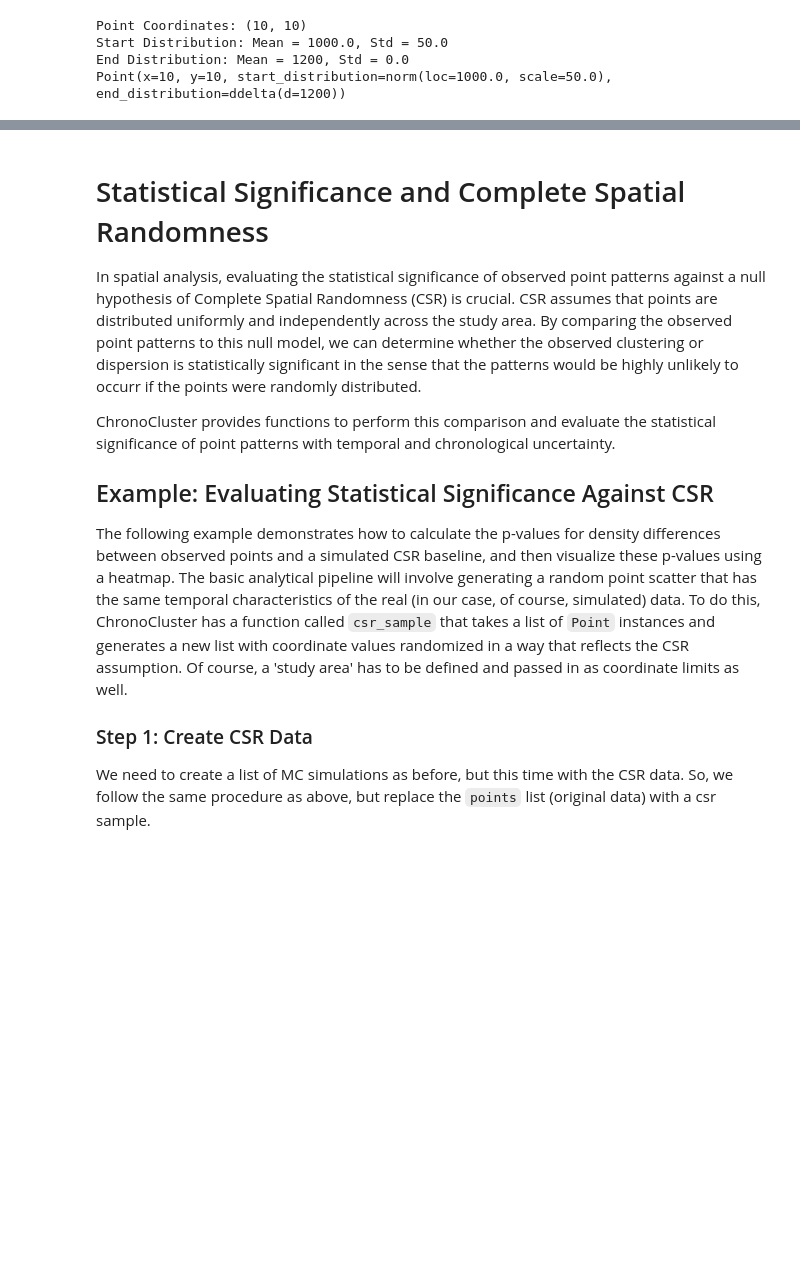
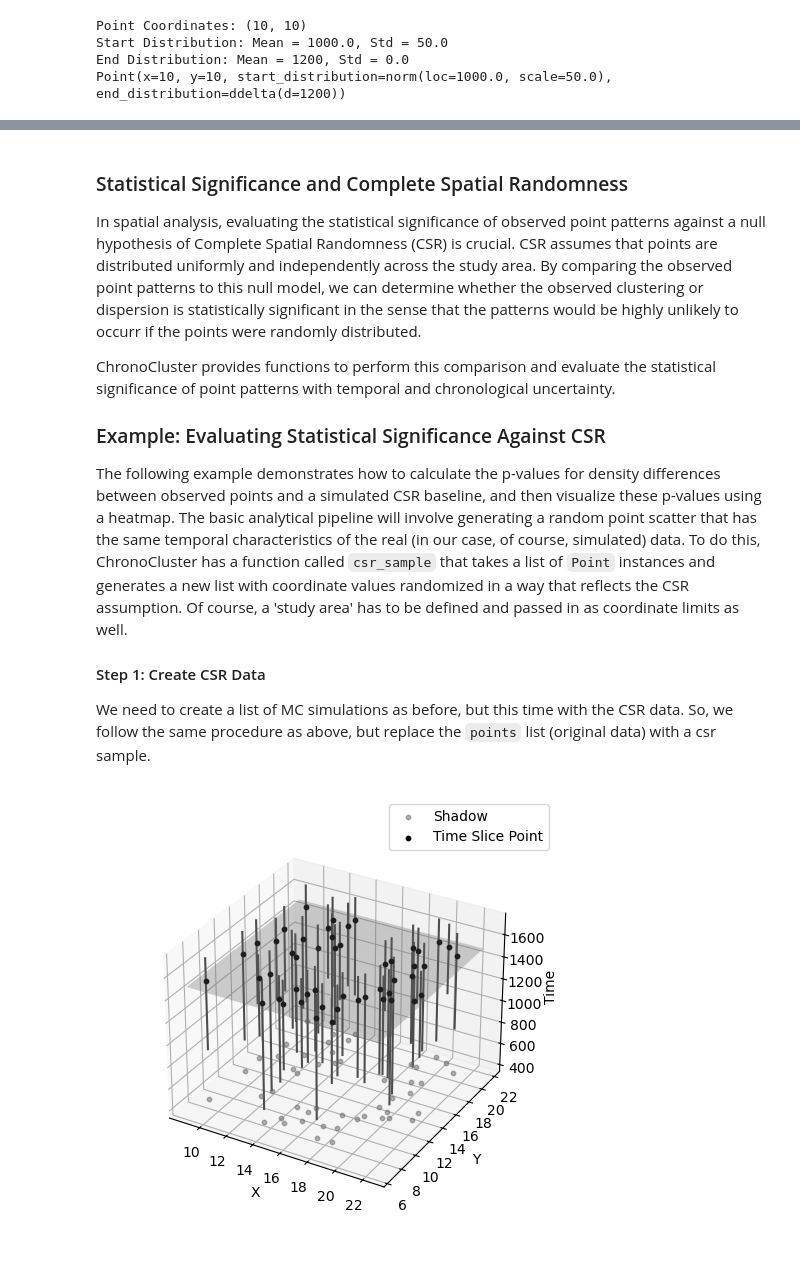
Before and after one commit to wccarleton/chronocluster, a Jupyter notebook: docs/source/tutorialnb.ipynb, the cells around one changed output, grey strips where cells are left out. Cells and saved outputs as stored; diff of their text form; code cells hidden in the pictures; blank space fills up the shorter version.

```diff
--- a/docs/source/tutorialnb.ipynb
+++ b/docs/source/tutorialnb.ipynb
@@ -586,16 +605,16 @@ The heatmap generated by the `clustering_heatmap` function provides a visual rep
     - In general with this approach, the presence of distinct clusters could be observed across different time slices. Some clusters might not be present in all time slices due to the temporal uncertainty of the points and their temporality. In the simple example above, there is no meaningful temporality, just chronological uncertainty.
     - Points with worldlines that do not intersect a given time slice would not be present in the pattern at that specific time, which would be seen by the absence of corresponding high-density areas in the heatmap for those time slices in cases where the uncertainty was significant and/or there was also temporality in the point pattern.
 # %% [markdown]
-# Statistical Significance and Complete Spatial Randomness
+### Statistical Significance and Complete Spatial Randomness
 In spatial analysis, evaluating the statistical significance of observed point patterns against a null hypothesis of Complete Spatial Randomness (CSR) is crucial. CSR assumes that points are distributed uniformly and independently across the study area. By comparing the observed point patterns to this null model, we can determine whether the observed clustering or dispersion is statistically significant in the sense that the patterns would be highly unlikely to occurr if the points were randomly distributed.
 
 ChronoCluster provides functions to perform this comparison and evaluate the statistical significance of point patterns with temporal and chronological uncertainty.
 
-## Example: Evaluating Statistical Significance Against CSR
+### Example: Evaluating Statistical Significance Against CSR
 
 The following example demonstrates how to calculate the p-values for density differences between observed points and a simulated CSR baseline, and then visualize these p-values using a heatmap. The basic analytical pipeline will involve generating a random point scatter that has the same temporal characteristics of the real (in our case, of course, simulated) data. To do this, ChronoCluster has a function called `csr_sample` that takes a list of `Point` instances and generates a new list with coordinate values randomized in a way that reflects the CSR assumption. Of course, a 'study area' has to be defined and passed in as coordinate limits as well.
 
-### Step 1: Create CSR Data
+#### Step 1: Create CSR Data
 We need to create a list of MC simulations as before, but this time with the CSR data. So, we follow the same procedure as above, but replace the `points` list (original data) with a csr sample.
 # %%
 # Generate CSR sample
@@ -612,4 +631,24 @@ csr_simulations = clustering.mc_samples(csr_points,
                                         time_slices,
                                         csr_inclusion_probs,
                                         num_iterations = num_iterations)
+# %%
+# Custom styling parameters
+style_params = {
+    'start_mean_color': None,  # Do not plot start mean points
+    'end_mean_color': None, # Do not plot end mean points
+    'mean_point_size': 10,
+    'cylinder_color': (0.3, 0.3, 0.3),  # Dark grey
+    'ppf_limits': (0.05, 0.95),  # Use different ppf limits
+    'shadow_color': (0.4, 0.4, 0.4),  # grey
+    'shadow_size': 10,
+    'time_slice_color': (0.5, 0.5, 0.5),  # Grey
+    'time_slice_alpha': 0.3,
+    'time_slice_point_color': (0, 0, 0),  # Black
+}
+
+# Plot the points using the chrono_plot function with custom styling and a time slice plane
+ax = chrono_plot(csr_points, style_params=style_params, time_slice=1500)
+ax.set_box_aspect(None, zoom=0.85)
+# %% [output]
+[figure, added]
 # %% [markdown]
```
Also changed, not shown: parts of 26 cells of this notebook, 24 other files.
